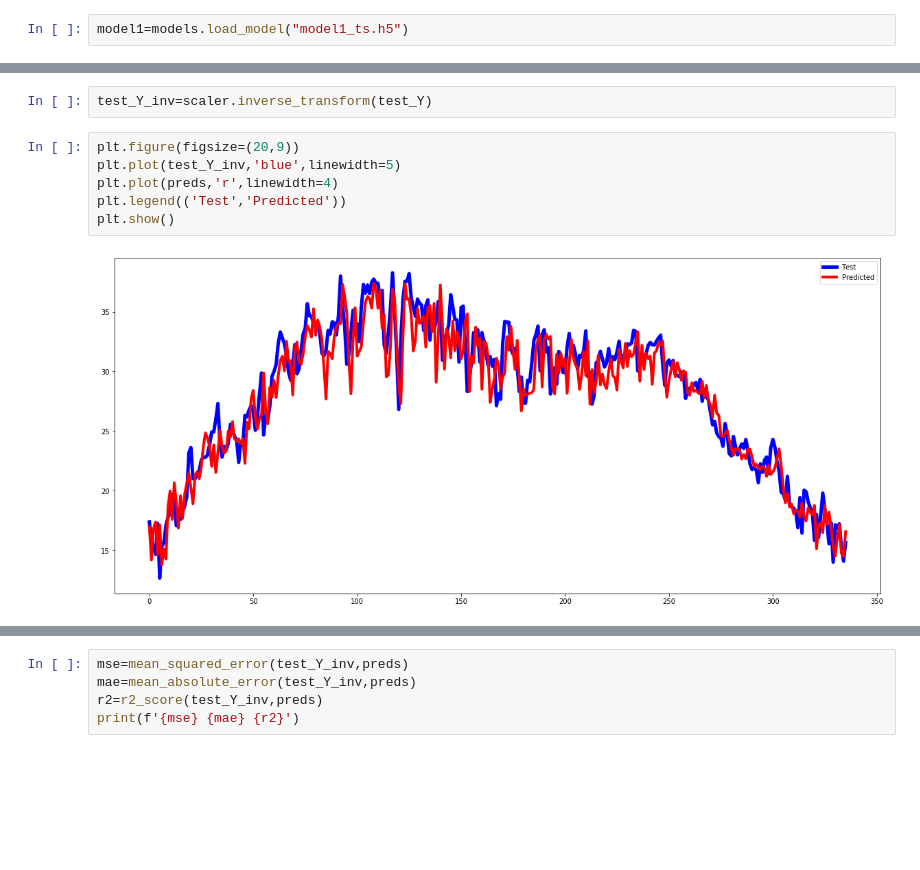
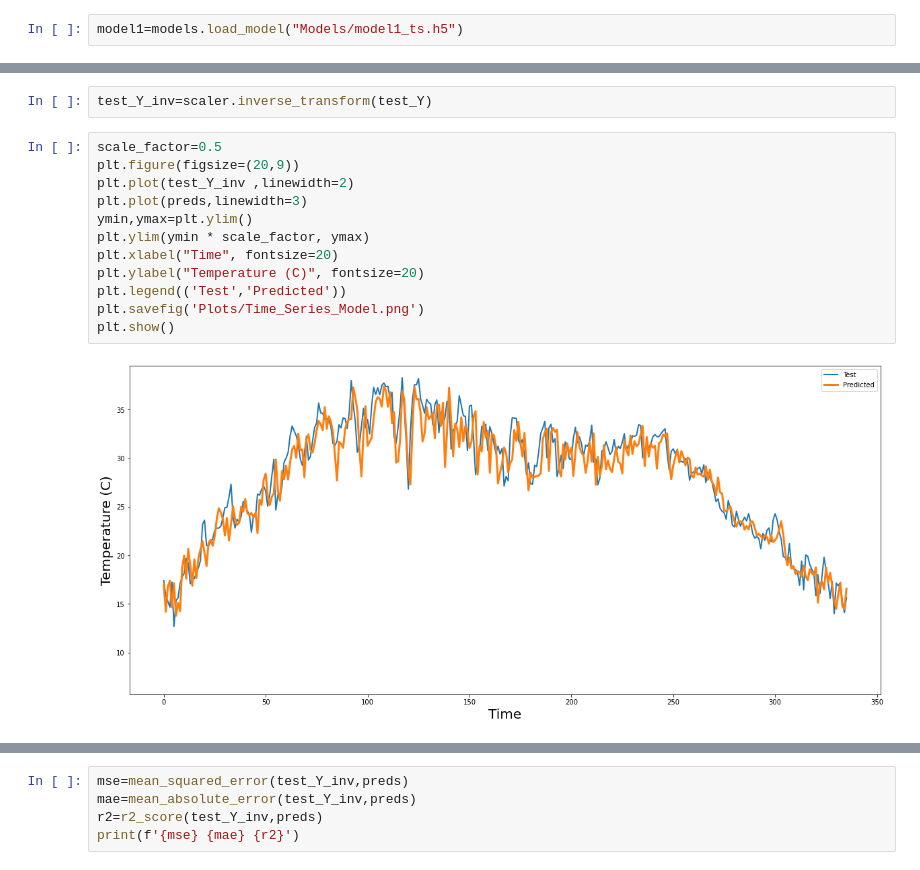
Before and after one commit to i-shitizkhanna/Time-Series-Forecasting, a Jupyter notebook: TimeSeries.ipynb, the cells around one changed output, grey strips where cells are left out. Saved outputs shown, nothing was run; the diff lists cells and outputs as text; blank space fills up the shorter version.

Commit message:
Plots

```diff
--- a/TimeSeries.ipynb
+++ b/TimeSeries.ipynb
@@ -318,5 +300,5 @@ plt.plot(epoch,train_loss)
 # %%
-model1=models.load_model("model1_ts.h5")
+model1=models.load_model("Models/model1_ts.h5")
 # %%
 preds=model1.predict(test_X)
 # %%
@@ -344,10 +326,16 @@ array([[16.981844],
 # %%
 test_Y_inv=scaler.inverse_transform(test_Y)
 # %%
+scale_factor=0.5
 plt.figure(figsize=(20,9))
-plt.plot(test_Y_inv,'blue',linewidth=5)
-plt.plot(preds,'r',linewidth=4)
+plt.plot(test_Y_inv ,linewidth=2)
+plt.plot(preds,linewidth=3)
+ymin,ymax=plt.ylim()
+plt.ylim(ymin * scale_factor, ymax)
+plt.xlabel("Time", fontsize=20)
+plt.ylabel("Temperature (C)", fontsize=20)
 plt.legend(('Test','Predicted'))
+plt.savefig('Plots/Time_Series_Model.png')
 plt.show()
 # %% [output]
-[figure, old version]
+[figure, new version]
```
Also changed, not shown: parts of 5 cells of this notebook, 9 other files.
